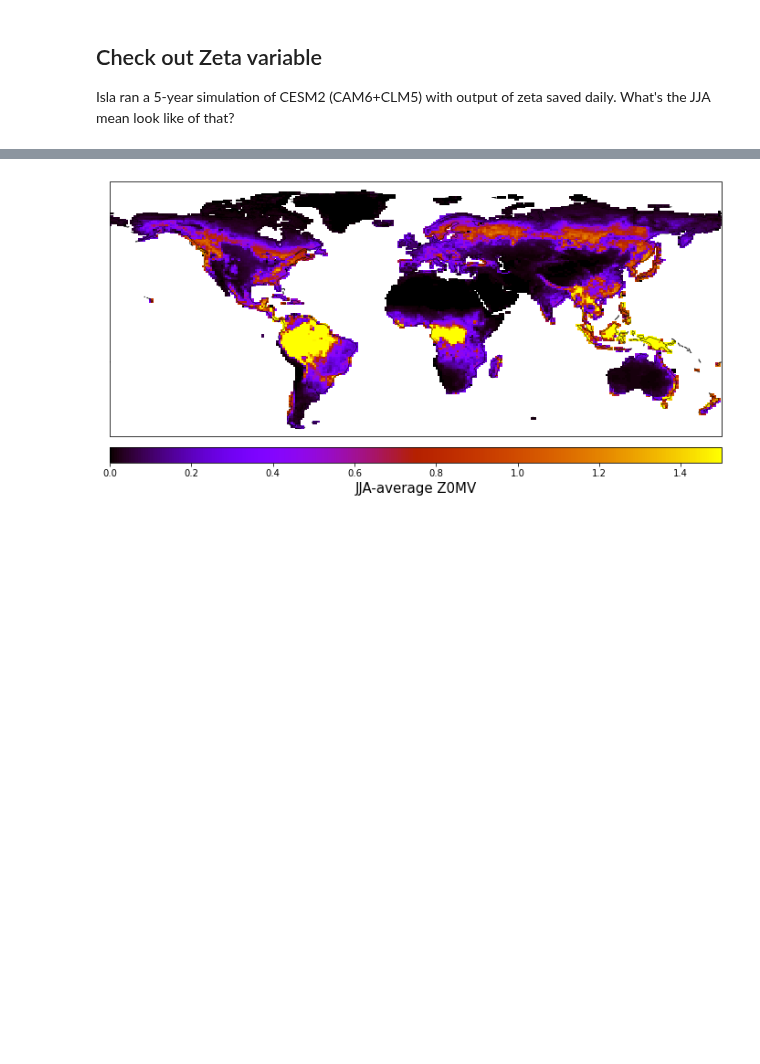
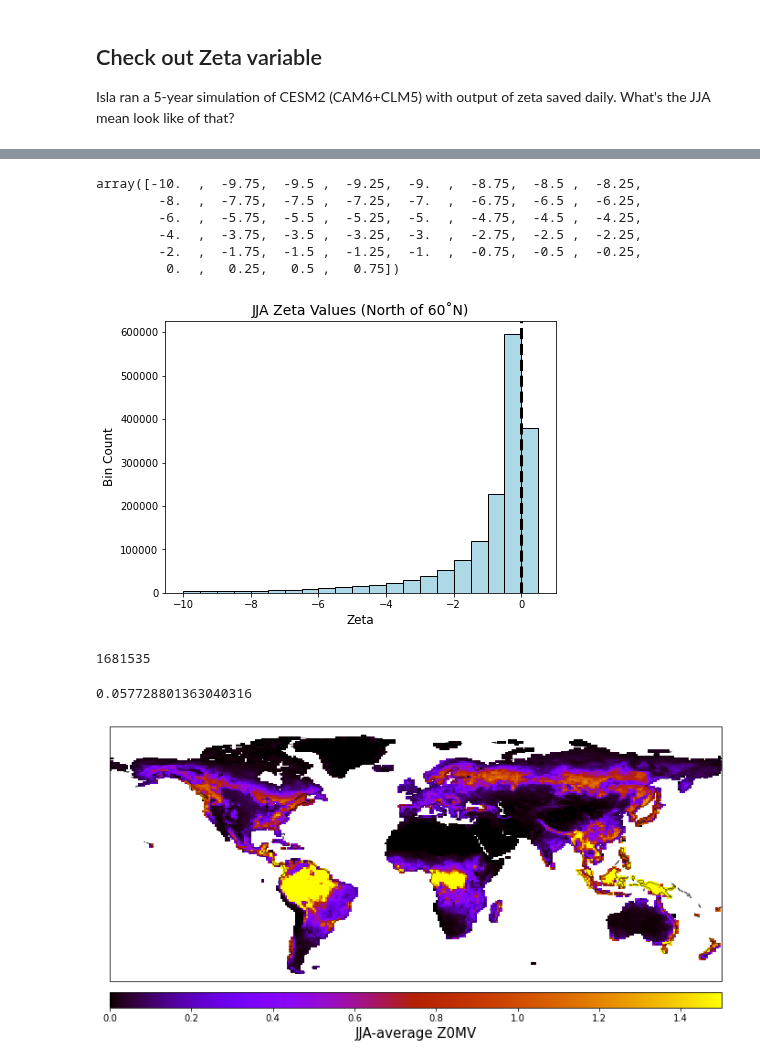
Before and after one commit to megandevlan/Coupling_CAM6CLM5, a Jupyter notebook: CouplingIndex_RegionalModelSensitivity.ipynb, the cells around one changed output, grey strips where cells are left out. Cells and saved outputs as stored; diff of their text form; code cells hidden in the pictures; blank space fills up the shorter version.

```diff
--- a/CouplingIndex_RegionalModelSensitivity.ipynb
+++ b/CouplingIndex_RegionalModelSensitivity.ipynb
@@ -780,3 +811,44 @@ cbar.set_label('JJA-average Zeta',fontsize=15)
+# %%
+np.arange(-10,1.0,0.25)
+# %% [output]
+array([-10.  ,  -9.75,  -9.5 ,  -9.25,  -9.  ,  -8.75,  -8.5 ,  -8.25,
+        -8.  ,  -7.75,  -7.5 ,  -7.25,  -7.  ,  -6.75,  -6.5 ,  -6.25,
+        -6.  ,  -5.75,  -5.5 ,  -5.25,  -5.  ,  -4.75,  -4.5 ,  -4.25,
+        -4.  ,  -3.75,  -3.5 ,  -3.25,  -3.  ,  -2.75,  -2.5 ,  -2.25,
+        -2.  ,  -1.75,  -1.5 ,  -1.25,  -1.  ,  -0.75,  -0.5 ,  -0.25,
+         0.  ,   0.25,   0.5 ,   0.75])
+# %%
+# Histogram of JJA zeta values?
+latZeta = zetaDS.lat.values
+
+latNorth  = np.where(latZeta>=60)[0]
+zetaNorth = zeta_JJA[:,latNorth,:]
+
+# Make plot
+fig, ax1 = plt.subplots(1,1, figsize=(7, 5))
+
+binEdges = np.arange(-10,1.0,0.5)
+n = ax1.hist(zetaNorth.reshape([len(iJJA_zeta)*len(latNorth)*len(zetaDS.lon.values), 1]),
+             binEdges, color='lightblue', edgecolor = 'k')
+ax1.axvline(0,color='k',linewidth=3,linestyle='--')
+ax1.set_title('JJA Zeta Values (North of 60˚N)',fontsize=14)
+ax1.set_xlabel('Zeta', fontsize=12)
+ax1.set_ylabel('Bin Count', fontsize=12)
+
+plt.show()
+# %% [output]
+[figure, added]
+# %%
+np.sum(np.isfinite(zetaNorth))
+# %% [output]
+1681535
+# %%
+testLim = np.where(zetaNorth>=0.3)[0]
+
+n[0][-1]/np.sum(np.isfinite(zetaNorth))
+len(testLim)/np.sum(np.isfinite(zetaNorth))
+# %% [output]
+0.057728801363040316
 # %%
 # -------------------------------
 # Compute and plot JJA mean Z0MV
```
Also changed, not shown: parts of 4 cells of this notebook.
